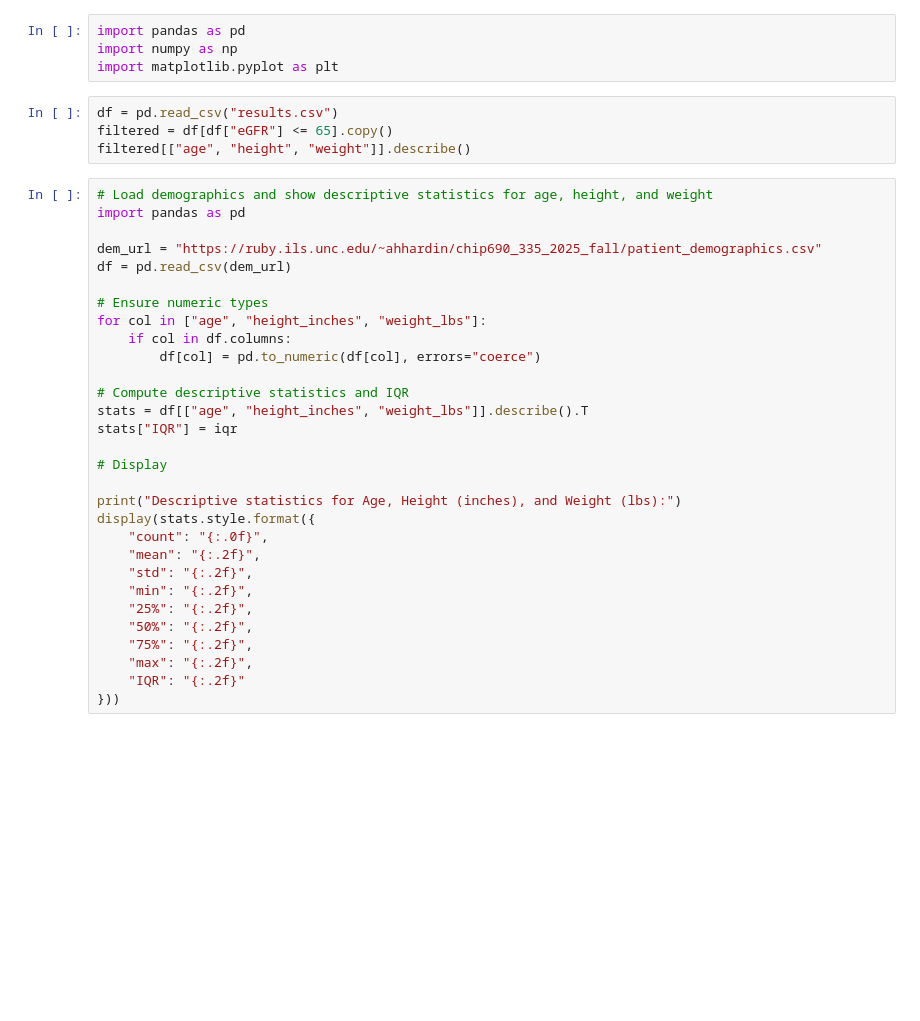
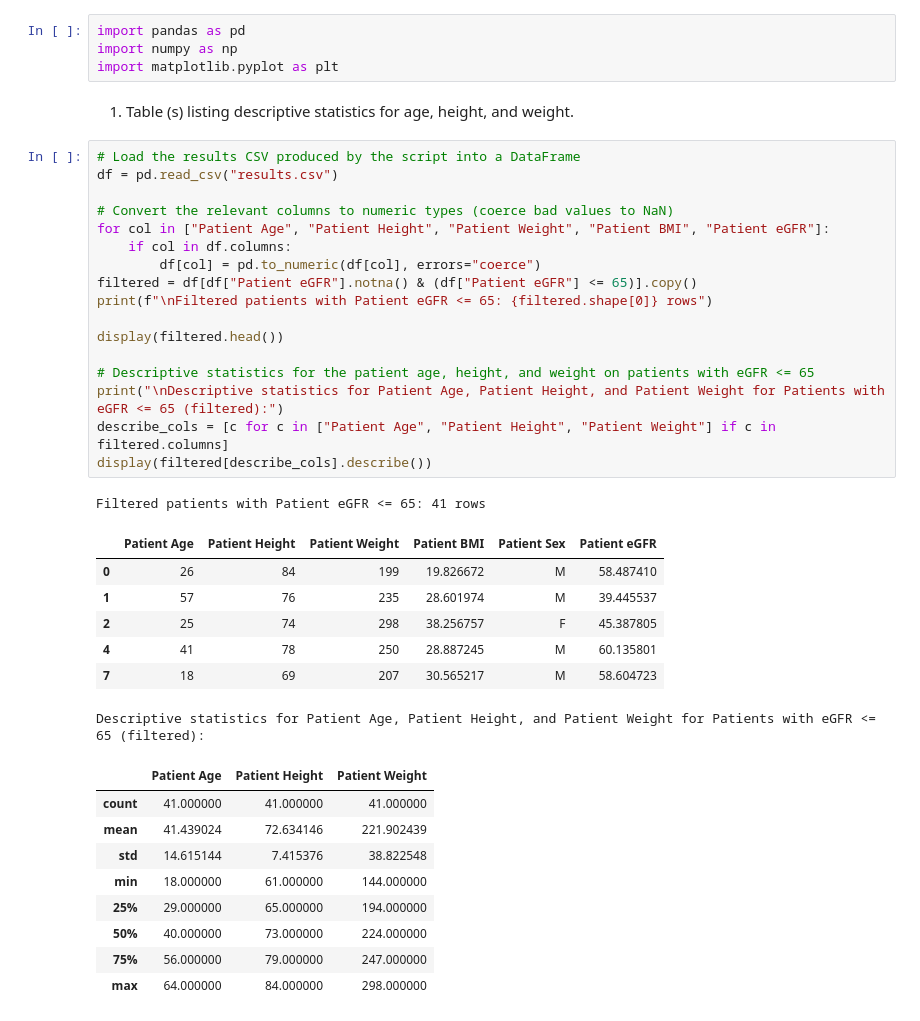
Before and after one commit to sarahtshelton/CHIP335_Assignment6, a Jupyter notebook: main.ipynb, the cells around one changed output. Drawn from its saved outputs; the diff is of its cells as text; blank space fills up the shorter version.

```diff
--- a/main.ipynb
+++ b/main.ipynb
@@ -4,37 +11,40 @@ Part 2: Descriptive Statistics
 import pandas as pd
 import numpy as np
 import matplotlib.pyplot as plt
+# %% [markdown]
+1) Table (s) listing descriptive statistics for age, height, and weight.
 # %%
+# Load the results CSV produced by the script into a DataFrame
 df = pd.read_csv("results.csv")
-filtered = df[df["eGFR"] <= 65].copy()
-filtered[["age", "height", "weight"]].describe()
+
+# Convert the relevant columns to numeric types (coerce bad values to NaN)
+for col in ["Patient Age", "Patient Height", "Patient Weight", "Patient BMI", "Patient eGFR"]:
+    if col in df.columns:
+        df[col] = pd.to_numeric(df[col], errors="coerce")
+filtered = df[df["Patient eGFR"].notna() & (df["Patient eGFR"] <= 65)].copy()
+print(f"\nFiltered patients with Patient eGFR <= 65: {filtered.shape[0]} rows")
+
+display(filtered.head())
+
+# Descriptive statistics for the patient age, height, and weight on patients with eGFR <= 65
+print("\nDescriptive statistics for Patient Age, Patient Height, and Patient Weight for Patients with eGFR <= 65 (filtered):")
+describe_cols = [c for c in ["Patient Age", "Patient Height", "Patient Weight"] if c in filtered.columns]
+display(filtered[describe_cols].describe())
+# %% [output]
+Filtered patients with Patient eGFR <= 65: 41 rows
+|  | Patient Age | Patient Height | Patient Weight | Patient BMI | Patient Sex | Patient eGFR |
+| 0 | 26 | 84 | 199 | 19.826672 | M | 58.487410 |
+| 1 | 57 | 76 | 235 | 28.601974 | M | 39.445537 |
+| 2 | 25 | 74 | 298 | 38.256757 | F | 45.387805 |
+| 4 | 41 | 78 | 250 | 28.887245 | M | 60.135801 |
+| 7 | 18 | 69 | 207 | 30.565217 | M | 58.604723 |
+Descriptive statistics for Patient Age, Patient Height, and Patient Weight for Patients with eGFR <= 65 (filtered):
+|  | Patient Age | Patient Height | Patient Weight |
+| count | 41.000000 | 41.000000 | 41.000000 |
+| mean | 41.439024 | 72.634146 | 221.902439 |
+| std | 14.615144 | 7.415376 | 38.822548 |
+| min | 18.000000 | 61.000000 | 144.000000 |
+| 25% | 29.000000 | 65.000000 | 194.000000 |
+| 50% | 40.000000 | 73.000000 | 224.000000 |
+| 75% | 56.000000 | 79.000000 | 247.000000 |
+| max | 64.000000 | 84.000000 | 298.000000 |
-# %%
-# Load demographics and show descriptive statistics for age, height, and weight
-import pandas as pd
-
-dem_url = "https://ruby.ils.unc.edu/~ahhardin/chip690_335_2025_fall/patient_demographics.csv"
-df = pd.read_csv(dem_url)
-
-# Ensure numeric types
-for col in ["age", "height_inches", "weight_lbs"]:
-    if col in df.columns:
-        df[col] = pd.to_numeric(df[col], errors="coerce")
-
-# Compute descriptive statistics and IQR
-stats = df[["age", "height_inches", "weight_lbs"]].describe().T
-stats["IQR"] = iqr
-
-# Display
-
-print("Descriptive statistics for Age, Height (inches), and Weight (lbs):")
-display(stats.style.format({
-    "count": "{:.0f}",
-    "mean": "{:.2f}",
-    "std": "{:.2f}",
-    "min": "{:.2f}",
-    "25%": "{:.2f}",
-    "50%": "{:.2f}",
-    "75%": "{:.2f}",
-    "max": "{:.2f}",
-    "IQR": "{:.2f}"
-}))
```
Also changed, not shown: parts of 7 cells of this notebook, 1 other file.
